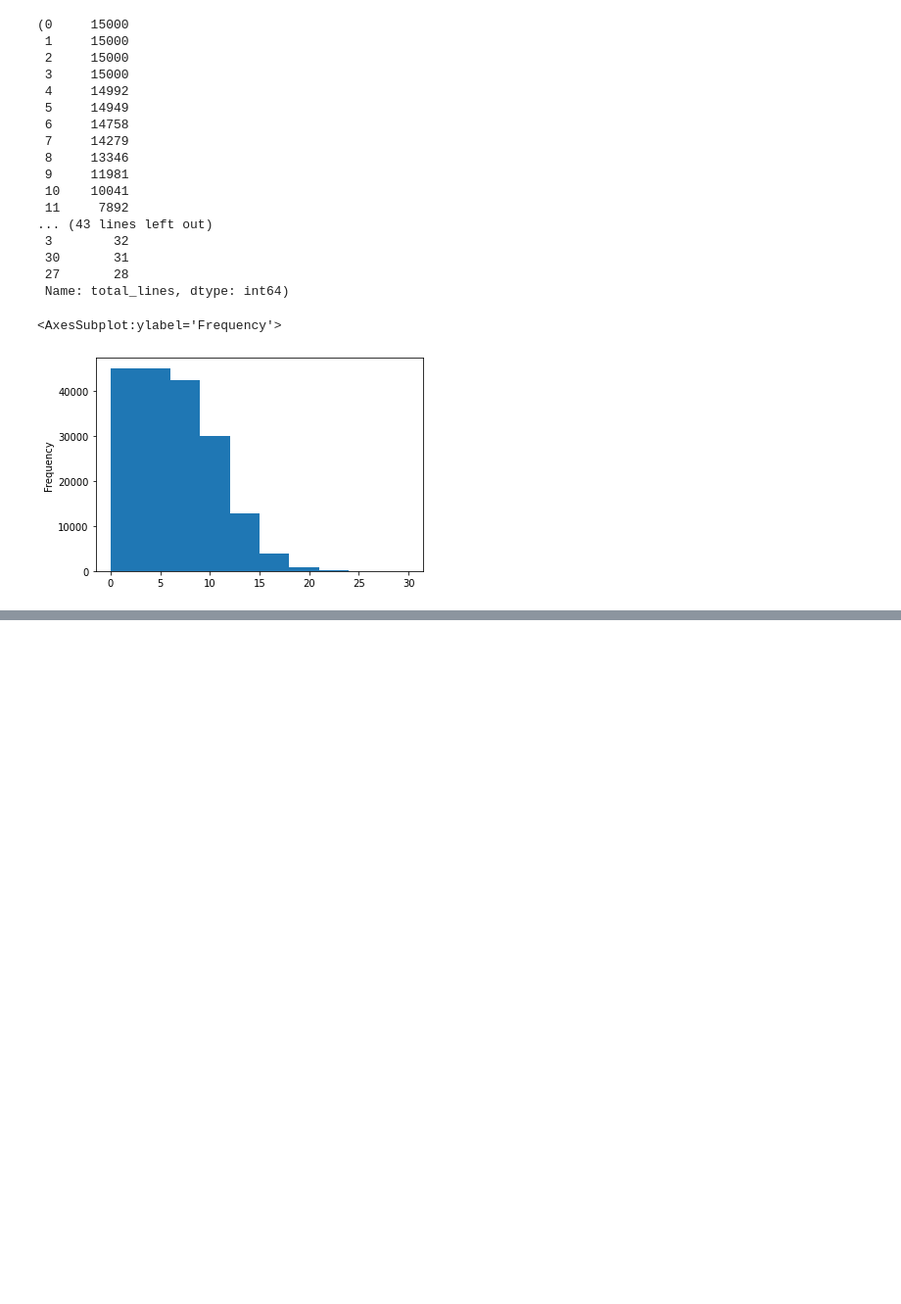
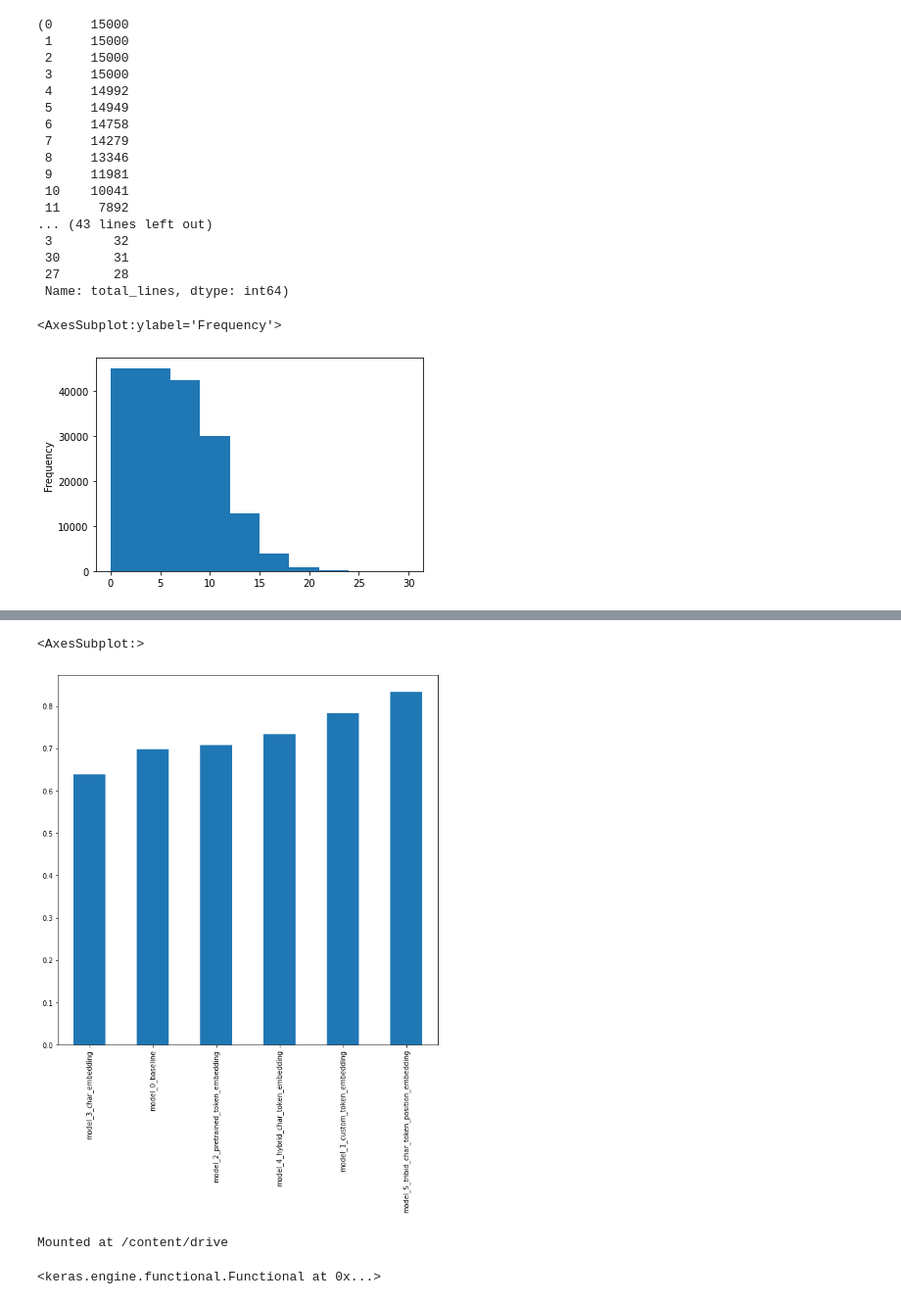
Before and after one commit to ucheokechukwu/ml_tensorflow_deeplearning, a Jupyter notebook: 09_skimlit_nlp_milestone_project2.ipynb, the cells around one changed output, grey strips where cells are left out. Shown at 98% size. Saved outputs shown, nothing was run; the diff lists cells and outputs as text; code cells hidden in the pictures; blank space fills up the shorter version.

```diff
--- a/09_skimlit_nlp_milestone_project2.ipynb
+++ b/09_skimlit_nlp_milestone_project2.ipynb
@@ -1263,0 +1475,6 @@ train_line_numbers_one_hot[:10], train_line_numbers_one_hot.shape
+# %%
+# sort models by f1-score
+all_model_results.sort_values("f1", ascending=True)["f1"].plot(kind="bar", figsize=(10,10))
+# %% [output]
+<AxesSubplot:>
+[figure, added]
@@ -1263,0 +1483,10 @@ train_line_numbers_one_hot[:10], train_line_numbers_one_hot.shape
+# %%
+from google.colab import drive
+drive.mount('/content/drive')
+# %% [output]
+Mounted at /content/drive
+# %%
+
+model_5
+# %% [output]
+<keras.engine.functional.Functional at 0x...>
```
Also changed, not shown: parts of 108 cells of this notebook.
